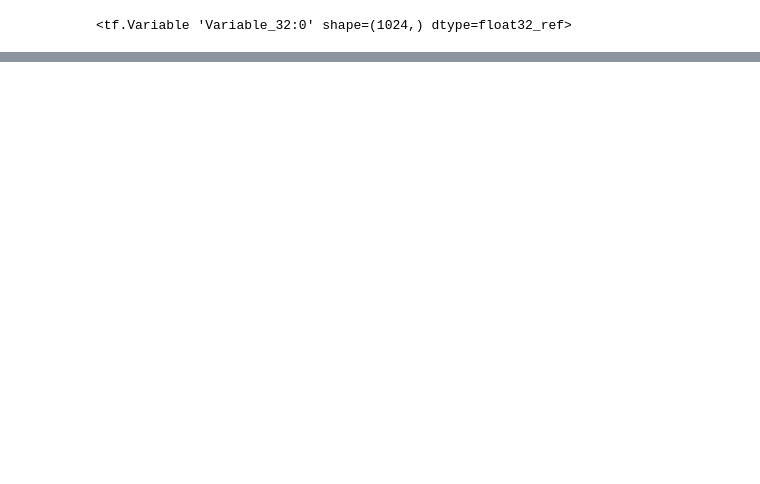
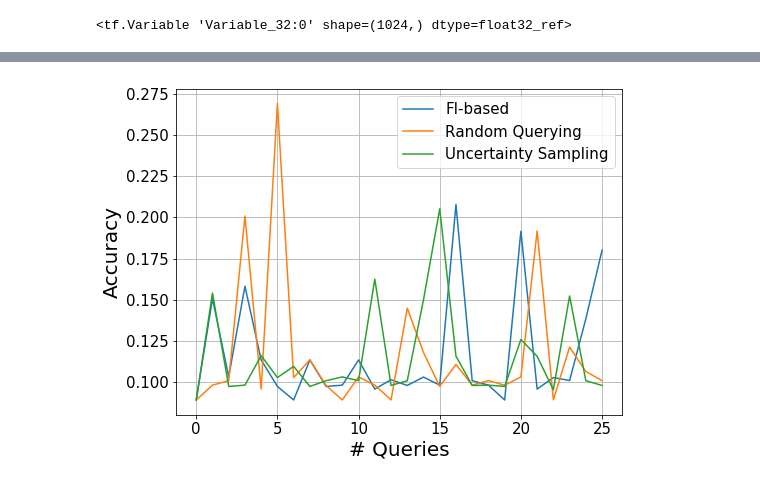
Before and after one commit to jsourati/nn-active-learning, a Jupyter notebook: GeneralNotes.ipynb, the cells around one changed output, grey strips where cells are left out. Saved outputs shown, nothing was run; the diff lists cells and outputs as text; code cells hidden in the pictures; blank space fills up the shorter version.

```diff
--- a/GeneralNotes.ipynb
+++ b/GeneralNotes.ipynb
@@ -607,0 +452,5 @@ H, H1
+# %%
+reload(NNAL_tools)
+reload(NN)
+train_features, test_features = NNAL_tools.Alex_features_MNIST(500)
+train_features.shape
@@ -607,0 +476,25 @@ H, H1
+# %%
+# lots of them are zero
+inds_to_remove = np.intersect1d(
+    np.where(np.sum(np.abs(train_features), axis=1)==0)[0],
+    np.where(np.sum(np.abs(test_features), axis=1)==0)[0])
+# %%
+# pruning the features
+train_features_pruned = np.delete(train_features, inds_to_remove, 0)
+test_features_pruned = np.delete(test_features, inds_to_remove, 0)
+# %%
+reload(NNAL)
+reload(NNAL_tools)
+start_time = time.time()
+tf.reset_default_graph()
+
+from tensorflow.examples.tutorials.mnist import input_data
+mnist = input_data.read_data_sets('MNIST_data', one_hot=True)
+train_dat = (train_features_pruned, mnist.train.labels.T)
+test_dat = (test_features_pruned, mnist.test.labels.T)
+
+fi_accs, rand_accs, ent_accs = \
+    NNAL.test_MNIST(25, None, 1, 10000, 10, 50, train_dat, test_dat)
+
+delta_time = (time.time() - start_time) / 60.
+print("elapsed time: %f" % delta_time)
@@ -607,0 +519,13 @@ H, H1
+# %%
+plt.figure(figsize=(8,6))
+plt.plot(fi_accs[0,:], label = 'FI-based')
+plt.plot(rand_accs[0,:], label='Random Querying')
+plt.plot(ent_accs[0,:], label='Uncertainty Sampling')
+plt.legend(fontsize=15)
+plt.yticks(fontsize=15)
+plt.xticks(fontsize=15)
+plt.xlabel('# Queries', fontsize=20)
+plt.ylabel('Accuracy', fontsize=20)
+plt.grid()
+# %% [output]
+[figure, added]
```
Also changed, not shown: parts of 17 cells of this notebook.
